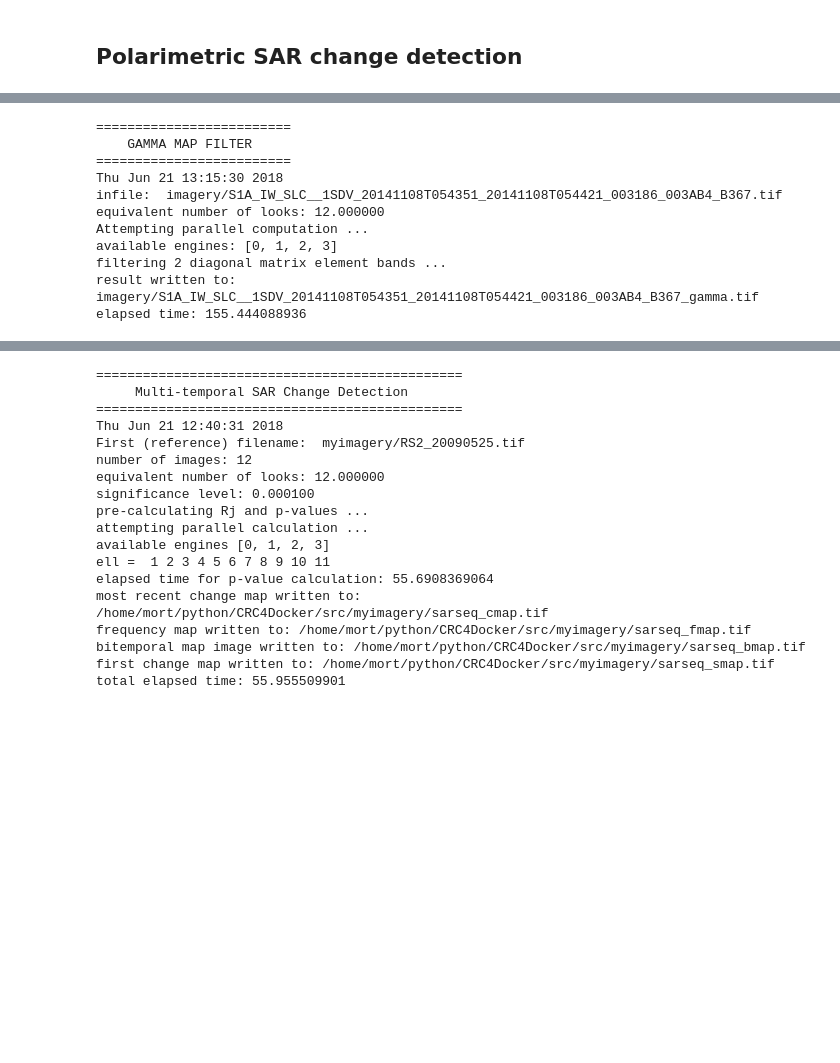
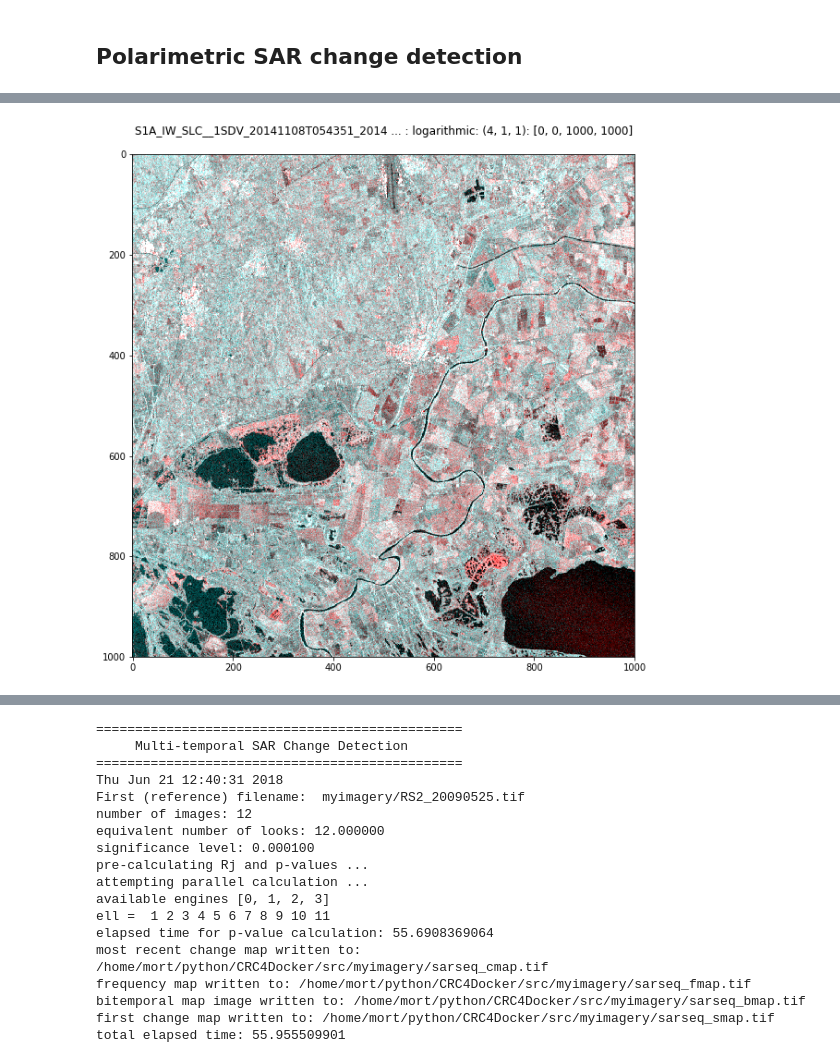
Before and after one commit to mortcanty/CRC4Docker, a Jupyter notebook: src/Chapter9.ipynb, the cells around one changed output, grey strips where cells are left out. Cells and saved outputs as stored; diff of their text form; code cells hidden in the pictures; blank space fills up the shorter version.

```diff
--- a/src/Chapter9.ipynb
+++ b/src/Chapter9.ipynb
@@ -241,15 +261,6 @@ total elapsed time: 15.3809919357
-# %%
-run scripts/gamma_filter imagery/S1A_IW_SLC__1SDV_20141108T054351_20141108T054421_003186_003AB4_B367.tif 12
-# %% [output]
-=========================
-    GAMMA MAP FILTER
-=========================
-Thu Jun 21 13:15:30 2018
-infile:  imagery/S1A_IW_SLC__1SDV_20141108T054351_20141108T054421_003186_003AB4_B367.tif
-equivalent number of looks: 12.000000
-Attempting parallel computation ...
-available engines: [0, 1, 2, 3]
-filtering 2 diagonal matrix element bands ...
-result written to: imagery/S1A_IW_SLC__1SDV_20141108T054351_20141108T054421_003186_003AB4_B367_gamma.tif
-elapsed time: 155.444088936
+# %%
+run scripts/dispms -f imagery/S1A_IW_SLC__1SDV_20141108T054351_20141108T054421_003186_003AB4_B367.tif -p [4,1,1] \
+-s '/home/mort/LaTeX/new projects/CRC4/Chapter9/fig9_17.eps'
+# %% [output]
+[figure, added]
 # %%
```
Also changed, not shown: parts of 5 cells of this notebook, 6 other files.
